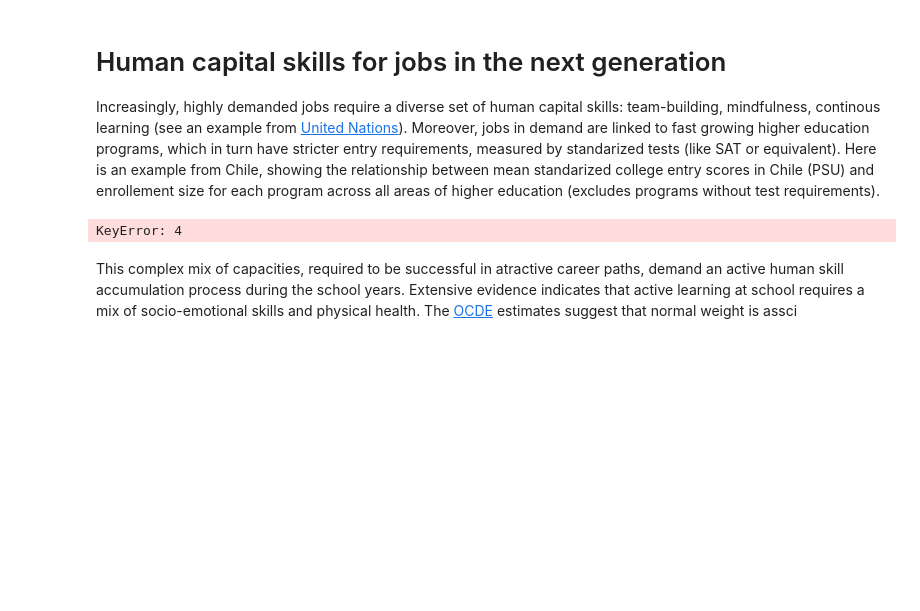
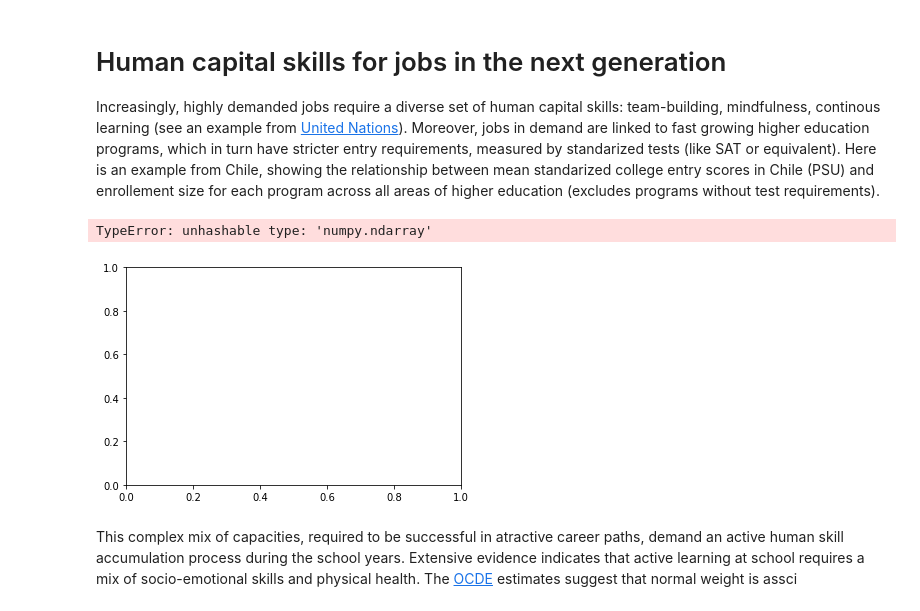
Before and after one commit to juancaros/junaeb, a Jupyter notebook: Intro.ipynb, the cells around one changed output. Saved outputs shown, nothing was run; the diff lists cells and outputs as text; code cells hidden in the pictures; blank space fills up the shorter version.

```diff
--- a/Intro.ipynb
+++ b/Intro.ipynb
@@ -22,11 +22,12 @@ cned.head()
 
 Increasingly, highly demanded jobs require a diverse set of human capital skills: team-building, mindfulness, continous learning (see an example from [United Nations](https://careers.un.org/lbw/attachments/competencies_booklet_en.pdf)). Moreover, jobs in demand are linked to fast growing higher education programs, which in turn have stricter entry requirements, measured by standarized tests (like SAT or equivalent).  Here is an example from Chile, showing the relationship between mean standarized college entry scores in Chile (PSU) and enrollement size for each program across all areas of higher education (excludes programs without test requirements).
 # %%
-std_score=cned[4]
-enrollment=cned[7]
+std_score=cned[[]]
+enrollment=cned.iloc[:,[7]]
 plt.scatter(std_score, enrollment,alpha=1)
 # %% [output]
-KeyError: 4
+TypeError: unhashable type: 'numpy.ndarray'
+[figure, added]
 # %% [markdown]
 
 This complex mix of capacities, required to be successful in atractive career paths, demand an active human skill accumulation process during the school years. Extensive evidence indicates that active learning at school requires a mix of socio-emotional skills and physical health. The [OCDE](https://read.oecd-ilibrary.org/social-issues-migration-health/the-heavy-burden-of-obesity_67450d67-en#page1) estimates suggest that normal weight is assci
```
Also changed, not shown: 2 other files.
